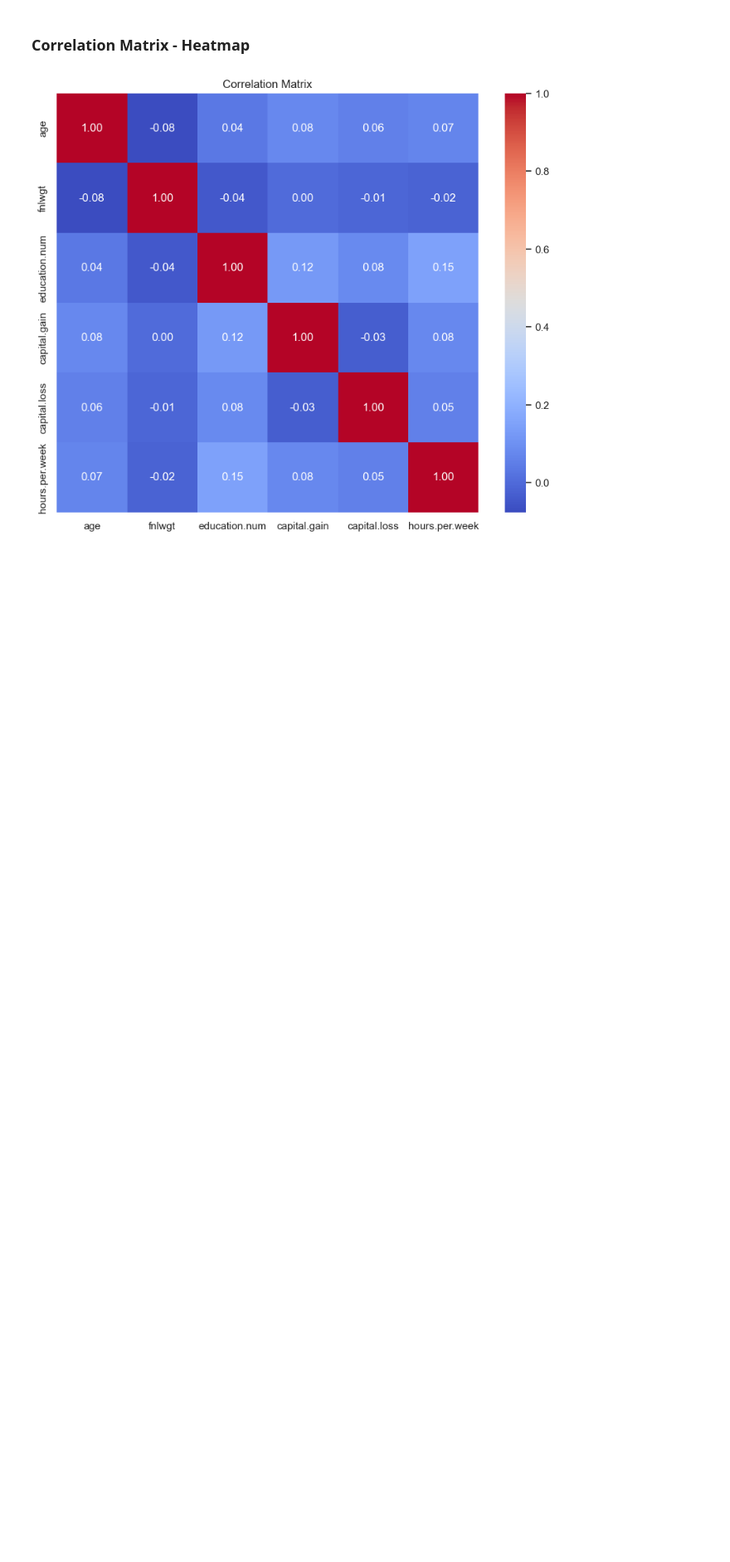
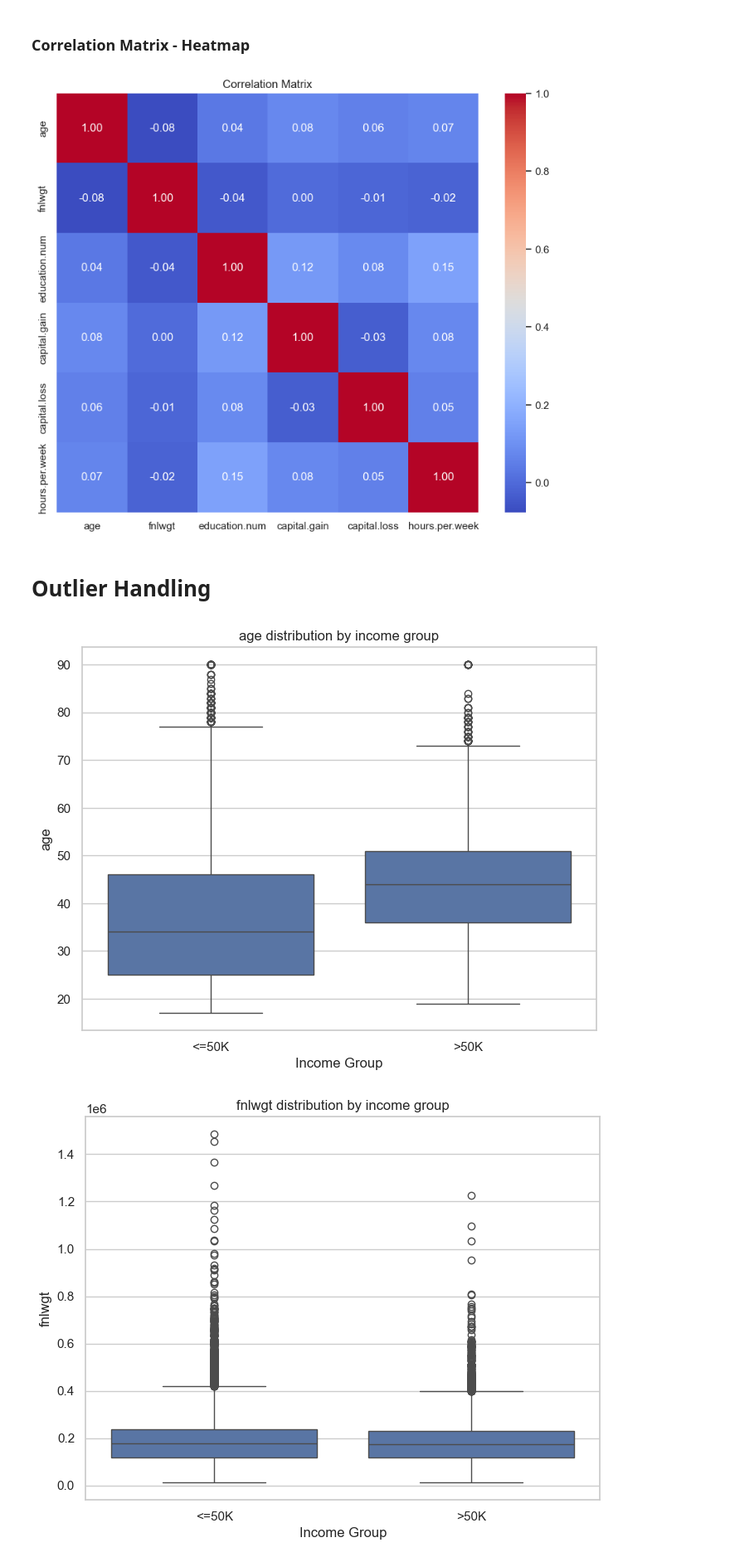
Before and after one commit to sushilbang/ml_prac, a Jupyter notebook: eda.ipynb, the cells around one changed output. Shown at 83% size. Saved outputs shown, nothing was run; the diff lists cells and outputs as text; code cells hidden in the pictures; blank space fills up the shorter version.

Commit message:
Outlier Handling

```diff
--- a/eda.ipynb
+++ b/eda.ipynb
@@ -418,3 +418,16 @@ plt.title("Correlation Matrix")
 plt.show()
 # %% [output]
 [figure]
+# %% [markdown]
+# Outlier Handling
+# %%
+for col in num_col:
+    plt.figure(figsize=(8, 6))
+    sns.boxplot(data=df, x='income', y=col)
+    plt.title(f'{col} distribution by income group')
+    plt.xlabel('Income Group')
+    plt.ylabel(col)
+    plt.show()
+# %% [output]
+[figure, added]
+[figure, added]
```
Also changed, not shown: parts of 20 cells of this notebook.
